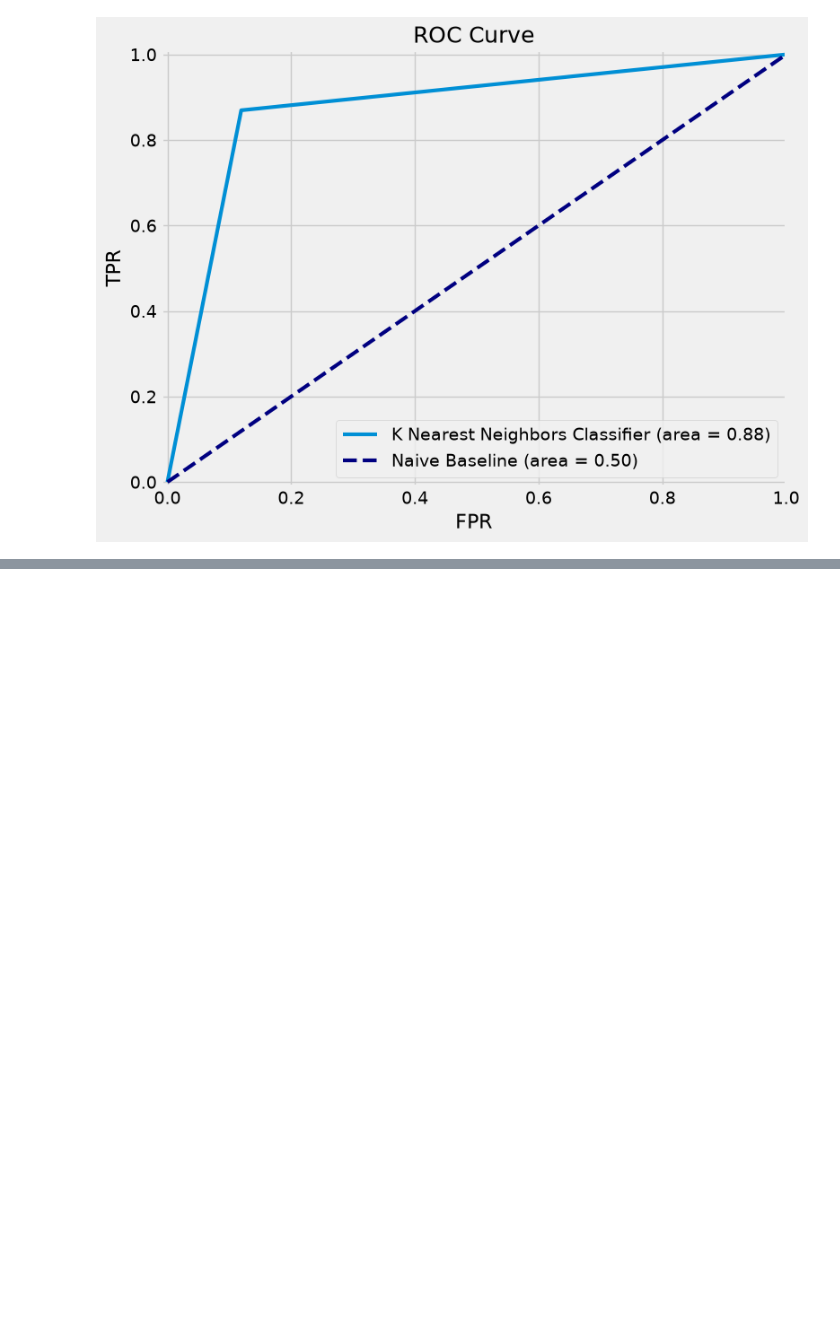
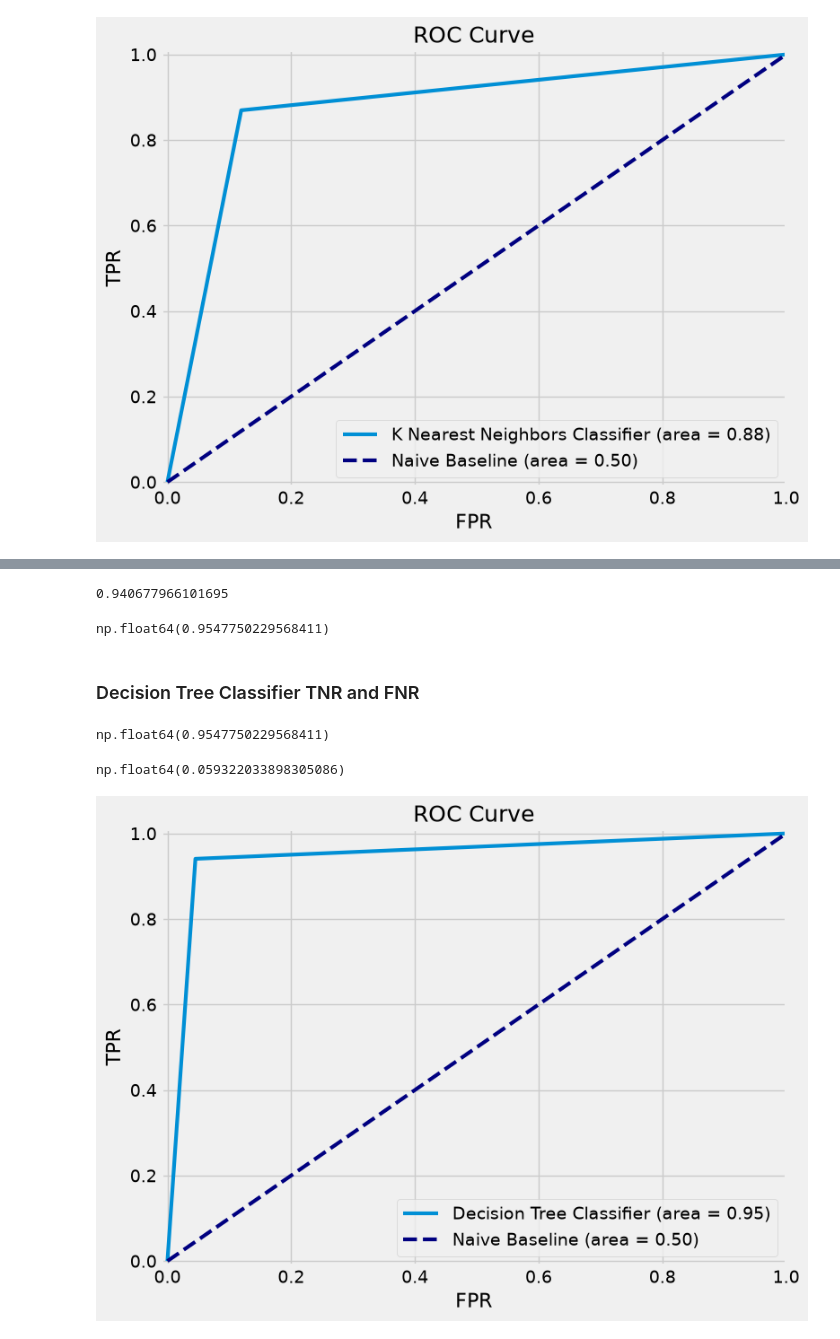
Before and after one commit to SevenWoos/MachineLearningProjects, a Jupyter notebook: pokemon_projects/pokemon_ml/pokemon_ml.ipynb, the cells around one changed output, grey strips where cells are left out. Cells and saved outputs as stored; diff of their text form; code cells hidden in the pictures; blank space fills up the shorter version.

Commit message:
pokemon so you want to be a master decision tree classifier.

```diff
--- a/pokemon_projects/pokemon_ml/pokemon_ml.ipynb
+++ b/pokemon_projects/pokemon_ml/pokemon_ml.ipynb
@@ -1881,0 +1884,3 @@ plt.show()
+# %%
+dtc = DecisionTreeClassifier()
+dtc
@@ -1881,0 +1889,2 @@ plt.show()
+# %%
+dtc_fit = dtc.fit(X_train, y_train)
@@ -1881,0 +1895,2 @@ plt.show()
+# %%
+dtc_test_preds = dtc_fit.predict(X_test)
@@ -1881,0 +1950,43 @@ plt.show()
+# %%
+# DTC Sensitivity
+dtc_sen = recall_score(y_test, dtc_test_preds)
+dtc_sen
+# %% [output]
+0.940677966101695
+# %%
+# DTC Specificity
+dtc_spec = dtc_cm.ravel()[0]/(dtc_cm.ravel()[0]+dtc_cm.ravel()[1])
+dtc_spec
+# %% [output]
+np.float64(0.9547750229568411)
+# %% [markdown]
+### Decision Tree Classifier TNR and FNR
+# %%
+# DTC TNR
+dtc_tnr = dtc_cm.ravel()[0]/(dtc_cm.ravel()[0]+dtc_cm.ravel()[1])
+dtc_tnr
+# %% [output]
+np.float64(0.9547750229568411)
+# %%
+# DTC FNR
+dtc_fnr = dtc_cm.ravel()[2]/(dtc_cm.ravel()[2]+dtc_cm.ravel()[3])
+dtc_fnr
+# %% [output]
+np.float64(0.059322033898305086)
+# %%
+# Decision Tree Classifier ROC Curve
+fpr, tpr, _ = roc_curve(y_test, dtc_test_preds)
+roc_auc = auc(fpr, tpr)
+
+plt.figure(figsize=(8, 6))
+plt.title('ROC Curve', fontsize=18)
+plt.xlabel('FPR', fontsize=16)
+plt.ylabel('TPR', fontsize=16)
+plt.xlim([-0.01, 1.00])
+plt.ylim([-0.01, 1.01])
+plt.plot(fpr, tpr, lw=3, label='Decision Tree Classifier (area = {:0.2f})'.format(roc_auc))
+plt.plot([0, 1], [0, 1], color='navy', lw=3, linestyle='--', label='Naive Baseline (area = 0.50)')
+plt.legend(loc='lower right', fontsize=14)
+plt.show()
+# %% [output]
+[figure, added]
```
Also changed, not shown: parts of 17 cells of this notebook.
